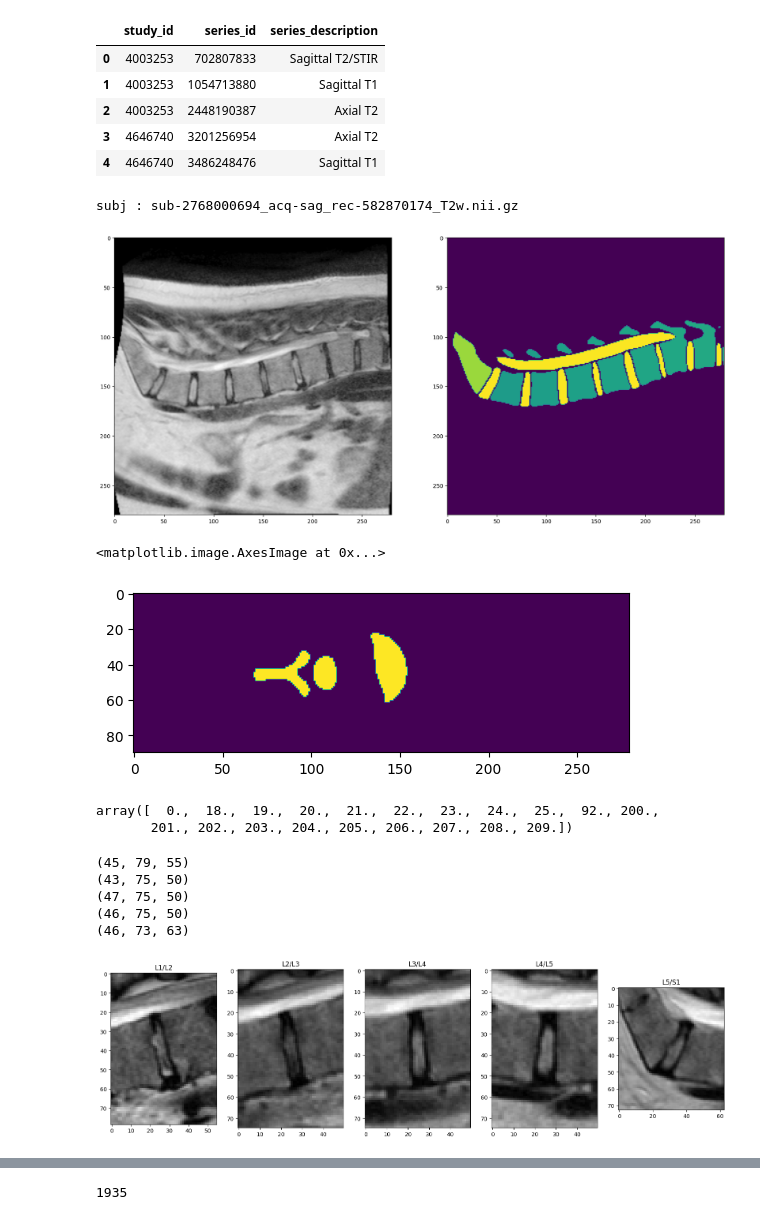
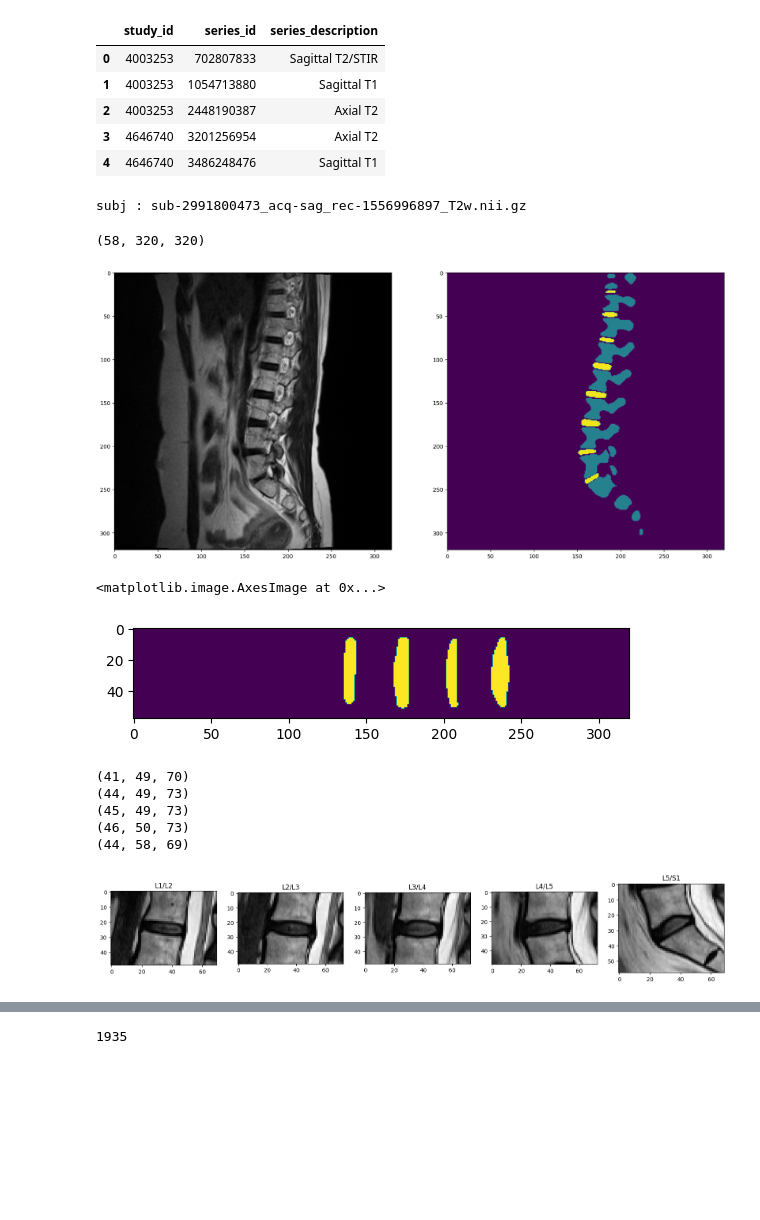
Before and after one commit to ivadomed/lumbar-classification-rsna-challenge-2024, a Jupyter notebook: notebook/totalspineseg.ipynb, the cells around one changed output, grey strips where cells are left out. Saved outputs shown, nothing was run; the diff lists cells and outputs as text; code cells hidden in the pictures; blank space fills up the shorter version.

```diff
--- a/notebook/totalspineseg.ipynb
+++ b/notebook/totalspineseg.ipynb
@@ -39,8 +40,14 @@ y = np.random.choice(vol_paths).split("/")[-1]
 x = y[:-7]
 x = x+"_0000.nii.gz"
 
-vol = nib.load(path+"/output/input/"+x).get_fdata()
-seg = nib.load(path+"/output/step2_output/"+y).get_fdata()
+vol = Image(path+"/output/input/"+x)
+vol.change_orientation("RSA")
+vol = vol.data
+
+seg = Image(path+"/output/step1_output/"+y)
+seg = seg.change_orientation("RSA")
+seg = seg.data
+
 
 
 # seg_path = "../../TotalSpineSeg/output/step2_output/sub-3637444890_acq-sag_rec-3892989905_T2w.nii.gz"
@@ -58,20 +65,25 @@ print("subj :", y)
 # create a dataset for foraminal narrowing
 # for this end, check images orientation
 # %% [output]
-subj : sub-2768000694_acq-sag_rec-582870174_T2w.nii.gz
+subj : sub-2991800473_acq-sag_rec-1556996897_T2w.nii.gz
+# %%
+vol.shape
+# %% [output]
+(58, 320, 320)
 # %%
+idx = 10
 fig, ax = plt.subplots(figsize=(20, 10), ncols=2)
-ax[0].imshow(vol[40]**.5, cmap="gray")
-ax[1].imshow(np.log(seg[40]+1))
+ax[0].imshow(vol[idx], cmap="gray")
+ax[1].imshow(seg[idx])
 plt.show()
 # %% [output]
-[figure, old version]
+[figure, new version]
 # %%
-mask = np.isin(seg, [201, 202, 203, 204, 205, 200, 92, 18, 19, 20, 21, 22]).astype(int)
-plt.imshow(mask[:,:,180])
+mask = np.isin(seg, [202, 203, 204, 205, 200, 201]).astype(int)
+plt.imshow(mask[:,:,167])
 # %% [output]
 <matplotlib.image.AxesImage at 0x...>
-[figure, old version]
+[figure, new version]
 # %%
 discs = np.isin(seg, [202, 203, 204, 205, 206]).astype(int)
 disc_l5 = np.isin(seg, [202]).astype(int)
@@ -79,11 +91,6 @@ disc_l4 = np.isin(seg, [203]).astype(int)
 disc_l3 = np.isin(seg, [204]).astype(int)
 disc_l2 = np.isin(seg, [205]).astype(int)
 disc_l1 = np.isin(seg, [206]).astype(int)
-# %%
-np.unique(seg)
-# %% [output]
-array([  0.,  18.,  19.,  20.,  21.,  22.,  23.,  24.,  25.,  92., 200.,
-       201., 202., 203., 204., 205., 206., 207., 208., 209.])
 # %%
 def patch_extraction(vol, mask, d=0, h=20, w=20):
     """
@@ -129,12 +136,12 @@ for i, disc in enumerate(discs):
     ax[i].imshow(patch[d//2], cmap="gray")
     ax[i].set_title(levels[i])
 # %% [output]
-(45, 79, 55)
-(43, 75, 50)
-(47, 75, 50)
-(46, 75, 50)
-(46, 73, 63)
+(41, 49, 70)
+(44, 49, 73)
+(45, 49, 73)
+(46, 50, 73)
+(44, 58, 69)
-[figure, old version]
+[figure, new version]
 # %%
 plt.imshow(patch[30,:,:], cmap="gray")
 plt.show()
```
Also changed, not shown: parts of 11 cells of this notebook, 1 other file.
